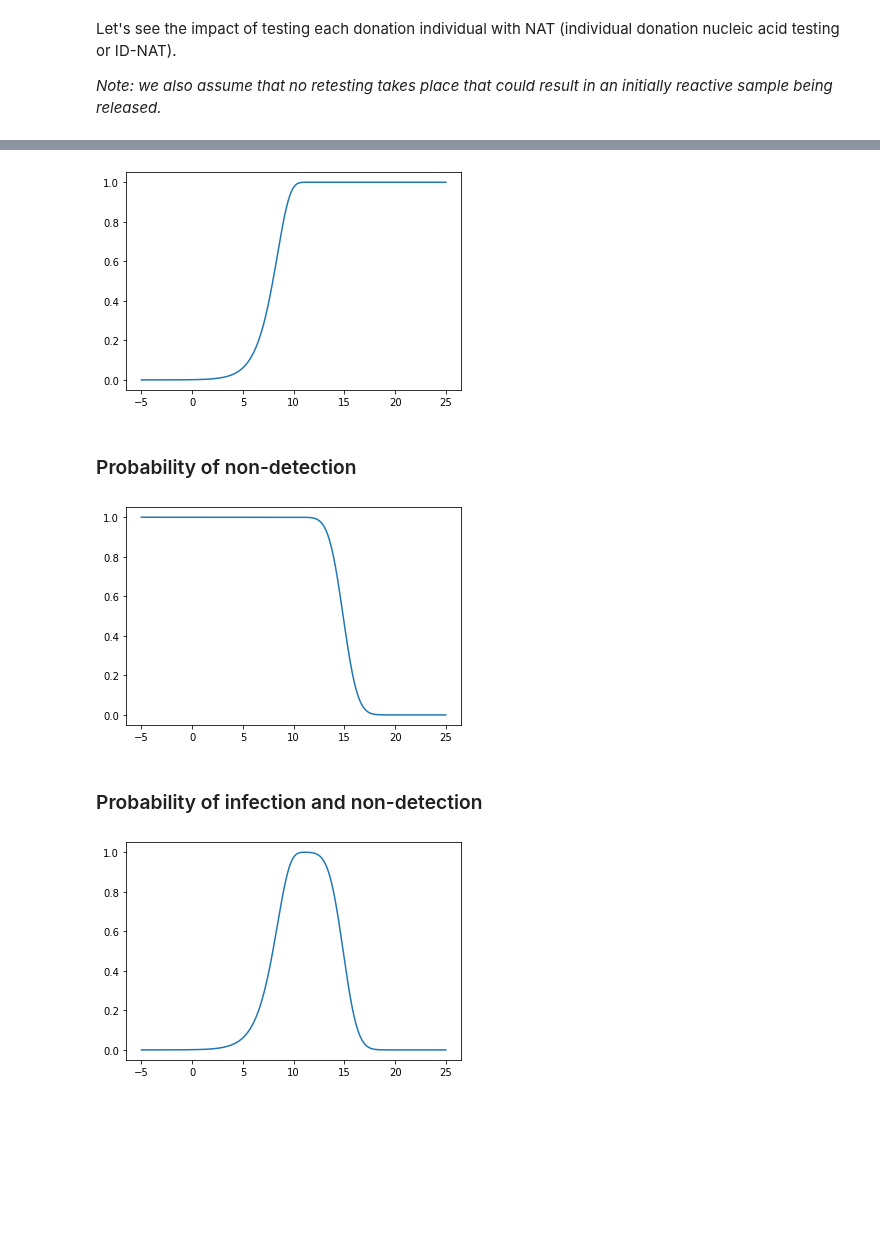
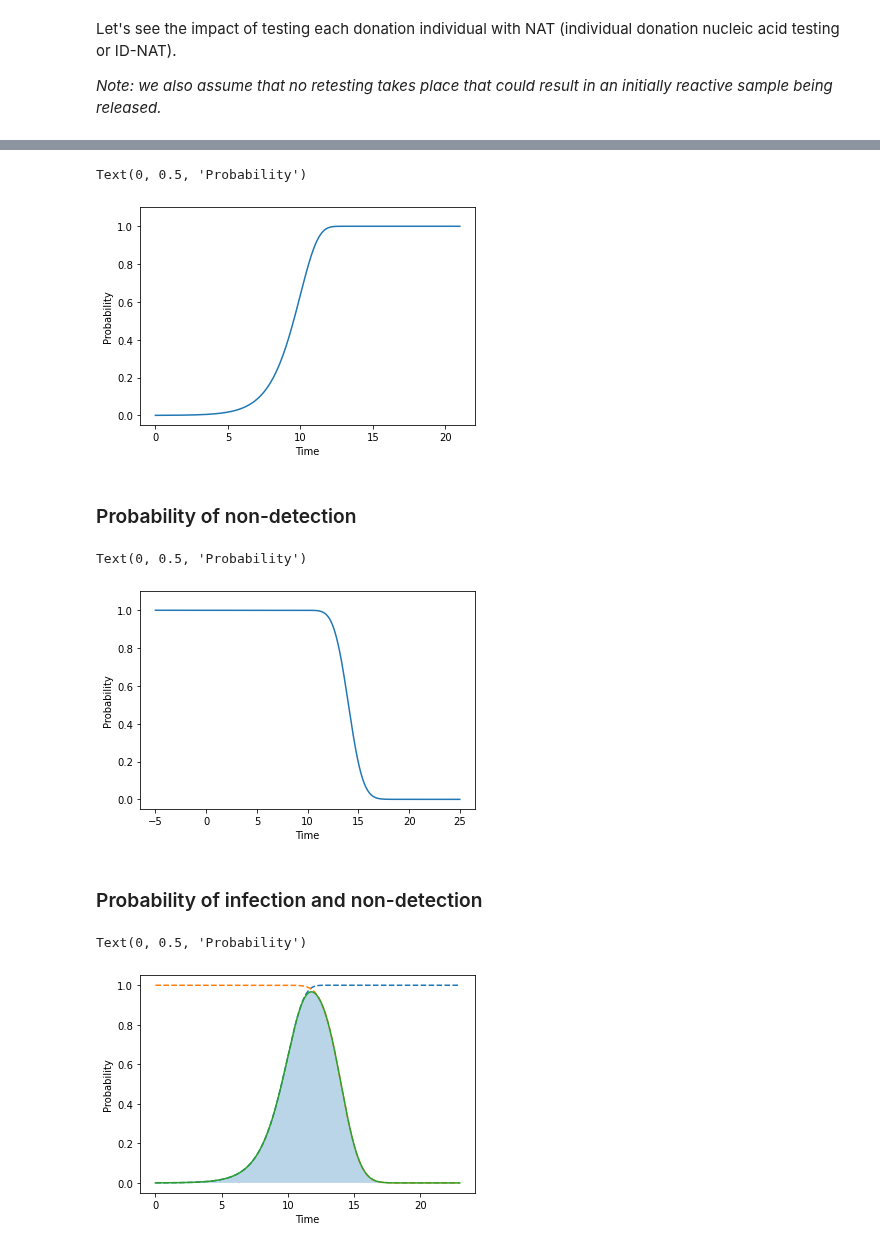
Before and after one commit to eduardgrebe/residualrisk, a Jupyter notebook: ResidualRisk.ipynb, the cells around one changed output, grey strips where cells are left out. Drawn from its saved outputs; the diff is of its cells as text; code cells hidden in the pictures; blank space fills up the shorter version.

```diff
--- a/ResidualRisk.ipynb
+++ b/ResidualRisk.ipynb
@@ -418,14 +713,21 @@ print(round(RR_rbc, 3))
 # %%
 %matplotlib inline
-x = np.arange(-5, 25, 0.01)
+x = np.arange(0, 21, 0.01)
 y = []
 for t in x:
-    p = prob_infectious(t, C0, doubling_time, volume_transfused_rbc, infectivity_pv)
+    p = prob_infectious(t,
+                        C0,
+                        doubling_time,
+                        volume_transfused,
+                        k = k)
     y.append(p)
 plt.plot(x, y)
-plt.show()
+plt.ylim(top=1.1)
+plt.xlabel('Time')
+plt.ylabel('Probability')
 # %% [output]
+Text(0, 0.5, 'Probability')
-[figure, old version]
+[figure, new version]
 # %% [markdown]
 ### Probability of non-detection
 # %%
@@ -433,23 +735,64 @@ plt.show()
 x = np.arange(-5, 25, 0.01)
 y = []
 for t in x:
-    p = prob_nondetection(t, copies_per_virion, C0, doubling_time, pool_size, lod50, lod95, retests)
+    p = prob_nondetection(t,
+                          copies_per_virion,
+                          C0,
+                          doubling_time,
+                          pool_size,
+                          lod50,
+                          lod95_lod50_ratio,
+                          retests)
     y.append(p)
 plt.plot(x, y)
-plt.show()
+plt.ylim(top=1.1)
+plt.xlabel('Time')
+plt.ylabel('Probability')
 # %% [output]
+Text(0, 0.5, 'Probability')
-[figure, old version]
+[figure, new version]
 # %% [markdown]
 ### Probability of infection and non-detection
 # %%
 %matplotlib inline
-x = np.arange(-5, 25, 0.01)
+x = np.arange(0, 23, 0.01)
 y = []
+inf = []
+nd = []
 for t in x:
-    p = prob_infectious_nondetection(t, copies_per_virion,C0,doubling_time,volume_transfused_rbc,
-                                     infectivity_pv,pool_size,lod50,lod95,retests)
+    i = prob_infectious(t,
+                        C0,
+                        doubling_time,
+                        volume_transfused,
+                        k = k)
+    inf.append(i)
+    n = prob_nondetection(t,
+                          copies_per_virion,
+                          C0,
+                          doubling_time,
+                          pool_size,
+                          lod50,
+                          lod95_lod50_ratio,
+                          retests)
+    nd.append(n)
+    p = prob_infectious_nondetection(t,
+                                     copies_per_virion,
+                                     C0,
+                                     doubling_time,
+                                     volume_transfused,
+                                     k,
+                                     pool_size,
+                                     lod50,
+                                     lod95_lod50_ratio,
+                                     retests)
     y.append(p)
+plt.plot(x, inf, '--')
+plt.plot(x, nd, '--')
 plt.plot(x, y)
-plt.show()
+plt.fill_between(x, 0, y, alpha = 0.3)
+plt.ylim(top=1.05)
+plt.xlabel('Time')
+plt.ylabel('Probability')
 # %% [output]
+Text(0, 0.5, 'Probability')
-[figure, old version]
+[figure, new version]
```
Also changed, not shown: parts of 100 cells of this notebook, 2 other files.
